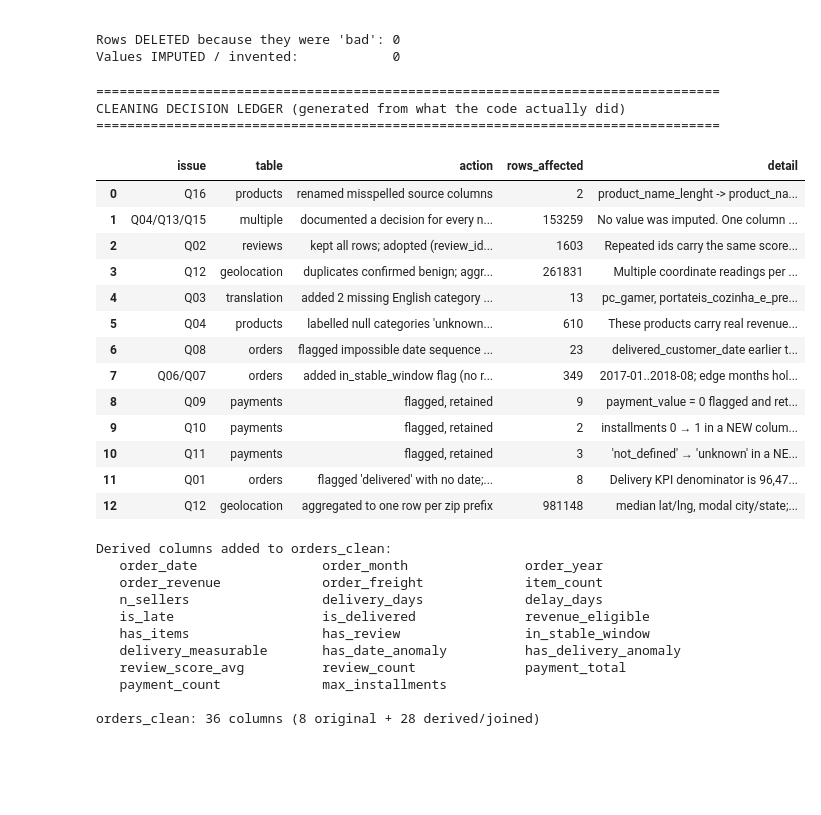
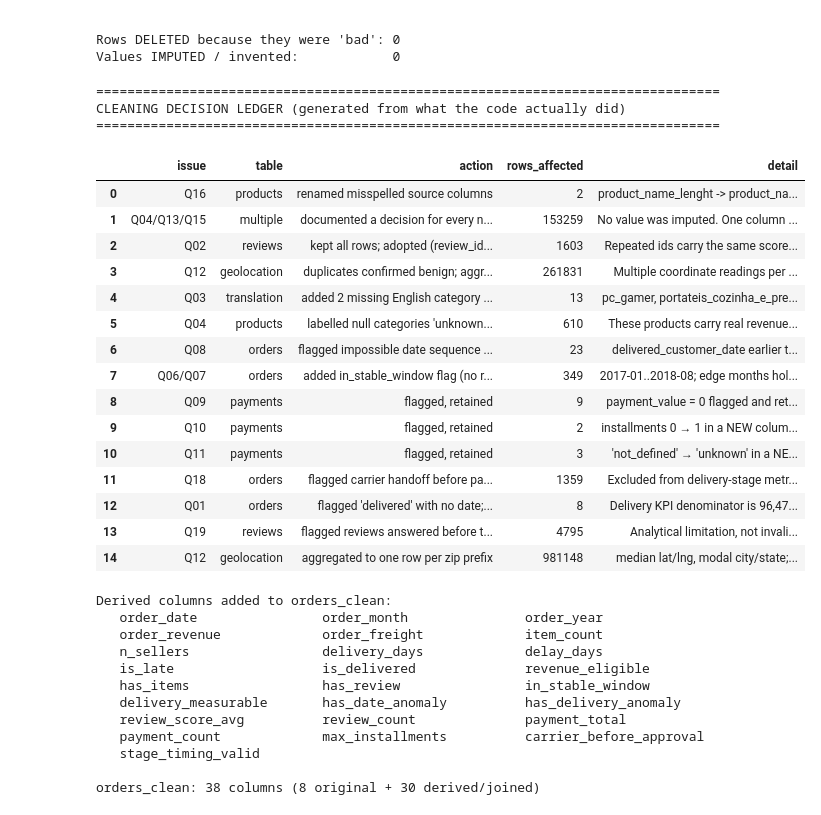
Before and after one commit to m4nish-dev/RetailPulse, a Jupyter notebook: notebooks/02_data_cleaning.ipynb, the cells around one changed output. Drawn from its saved outputs; the diff is of its cells as text; code cells hidden in the pictures; blank space fills up the shorter version.

```diff
--- a/notebooks/02_data_cleaning.ipynb
+++ b/notebooks/02_data_cleaning.ipynb
@@ -662,6 +662,8 @@ seq_checks = {
     "delivered before carrier handoff":     o.order_delivered_customer_date < o.order_delivered_carrier_date,
     "estimated delivery before purchase":   o.order_estimated_delivery_date < o.order_purchase_timestamp,
     "carrier handoff before purchase":      o.order_delivered_carrier_date < o.order_purchase_timestamp,
+    "carrier handoff before approval":      o.order_delivered_carrier_date < o.order_approved_at,
+    "delivered before approval":            o.order_delivered_customer_date < o.order_approved_at,
 }
 rows = [{"check": k, "violations": int(v.sum())} for k, v in seq_checks.items()]
 display(pd.DataFrame(rows))
@@ -678,6 +680,10 @@ print("Timestamps were NOT altered. The true values are unknowable from this dat
 print("so the anomaly is recorded in a column and carried forward visibly.")
 print("\nMost likely cause: a logistics scanning lag — the courier recorded the")
 print("handoff after the parcel had already moved.")
+print("\nThe 'carrier handoff before approval' rows (and the purchase/approval subsets")
+print("above, which all fall inside it) are data quality issue Q18. Its flag is")
+print("created in section 11 and appended as the LAST columns of orders_clean, so")
+print("every existing column keeps its position for the MySQL import.")
 log("Q08", "orders", "flagged impossible date sequence (no timestamp altered)",
     int(bad_seq.sum()), "delivered_customer_date earlier than delivered_carrier_date")
 # %% [output]
@@ -1146,6 +1237,37 @@ V("orders with review = 98,673", int(o.has_review.sum()) == 98673, f"{int(o.has_
 V("review mean = 4.0864", abs(clean["reviews"].review_score.mean() - 4.0864) < 0.0001,
   f"{clean['reviews'].review_score.mean():.4f}")
 
+# --- Q18 / Q19 quality flags ----------------------------------------------
+oo, rr = clean["orders"], clean["reviews"]
+recomputed = (oo.order_approved_at.notna() & oo.order_delivered_carrier_date.notna()
+              & (oo.order_delivered_carrier_date < oo.order_approved_at))
+V("Q18 carrier_before_approval = 1,359", int(oo.carrier_before_approval.sum()) == 1359,
+  f"{int(oo.carrier_before_approval.sum()):,}")
+V("Q18 flag matches the timestamps exactly", bool((oo.carrier_before_approval == recomputed).all()), "")
+st = oo[oo.stage_timing_valid]
+V("stage_timing_valid has no negative stage interval",
+  bool(((st.order_approved_at >= st.order_purchase_timestamp)
+        & (st.order_delivered_carrier_date >= st.order_approved_at)
+        & (st.order_delivered_customer_date >= st.order_delivered_carrier_date)).all()),
+  f"{len(st):,} orders")
+V("stage_timing_valid excludes every Q18 and Q08 row",
+  not bool((oo.stage_timing_valid & (oo.carrier_before_approval | oo.has_date_anomaly)).any()), "")
+V("Q19 review_before_delivery = 4,795", int(rr.review_before_delivery.sum()) == 4795,
+  f"{int(rr.review_before_delivery.sum()):,}")
+dmap = rr.order_id.map(oo.set_index("order_id").order_delivered_customer_date)
+V("Q19 flag NULL exactly where the order has no delivery date",
+  bool((rr.review_before_delivery.isna() == dmap.isna()).all()), "")
+
+# --- originals untouched ---------------------------------------------------
+for c in ["order_purchase_timestamp", "order_approved_at", "order_delivered_carrier_date",
+          "order_delivered_customer_date", "order_estimated_delivery_date"]:
+    a = pd.to_datetime(raw["orders"].set_index("order_id")[c])
+    b = oo.set_index("order_id")[c].reindex(a.index)
+    V(f"original timestamp unchanged: {c}", bool(((a == b) | (a.isna() & b.isna())).all()), "")
+V("review (review_id, order_id) pairs identical to raw",
+  set(zip(raw["reviews"].review_id, raw["reviews"].order_id)) == set(zip(rr.review_id, rr.order_id)),
+  f"{len(rr):,} rows")
+
 # --- no silent data loss --------------------------------------------------
 V("no NULL order_id anywhere", clean["orders"].order_id.notna().all(), "0 nulls")
 V("every product has an English category label",
@@ -1225,36 +1347,39 @@ print("CLEANING DECISION LEDGER (generated from what the code actually did)")
 print("=" * 80)
 display(ledger)
 
 print("\nDerived columns added to orders_clean:")
 derived = ["order_date", "order_month", "order_year", "order_revenue", "order_freight",
            "item_count", "n_sellers", "delivery_days", "delay_days", "is_late",
            "is_delivered", "revenue_eligible", "has_items", "has_review",
            "in_stable_window", "delivery_measurable", "has_date_anomaly",
            "has_delivery_anomaly", "review_score_avg", "review_count",
-           "payment_total", "payment_count", "max_installments"]
+           "payment_total", "payment_count", "max_installments",
+           "carrier_before_approval", "stage_timing_valid"]
 present = [c for c in derived if c in clean["orders"].columns]
 for i in range(0, len(present), 3):
     print("   " + "  ".join(f"{c:<24}" for c in present[i:i+3]))
 print(f"\norders_clean: {clean['orders'].shape[1]} columns "
       f"({len(raw['orders'].columns)} original + {clean['orders'].shape[1]-len(raw['orders'].columns)} derived/joined)")
 # %% [output]
 ================================================================================
 CLEANING DECISION LEDGER (generated from what the code actually did)
 ================================================================================
 |  | issue | table | action | rows_affected | detail |
 | 0 | Q16 | products | renamed misspelled source columns | 2 | product_name_lenght -> product_na... |
 | 1 | Q04/Q13/Q15 | multiple | documented a decision for every n... | 153259 | No value was imputed. One column ... |
 | 2 | Q02 | reviews | kept all rows; adopted (review_id... | 1603 | Repeated ids carry the same score... |
 | 3 | Q12 | geolocation | duplicates confirmed benign; aggr... | 261831 | Multiple coordinate readings per ... |
 | 4 | Q03 | translation | added 2 missing English category ... | 13 | pc_gamer, portateis_cozinha_e_pre... |
 | 5 | Q04 | products | labelled null categories 'unknown... | 610 | These products carry real revenue... |
 | 6 | Q08 | orders | flagged impossible date sequence ... | 23 | delivered_customer_date earlier t... |
 | 7 | Q06/Q07 | orders | added in_stable_window flag (no r... | 349 | 2017-01..2018-08; edge months hol... |
 | 8 | Q09 | payments | flagged, retained | 9 | payment_value = 0 flagged and ret... |
 | 9 | Q10 | payments | flagged, retained | 2 | installments 0 → 1 in a NEW colum... |
 | 10 | Q11 | payments | flagged, retained | 3 | 'not_defined' → 'unknown' in a NE... |
-| 11 | Q01 | orders | flagged 'delivered' with no date;... | 8 | Delivery KPI denominator is 96,47... |
-| 12 | Q12 | geolocation | aggregated to one row per zip prefix | 981148 | median lat/lng, modal city/state;... |
+| 11 | Q18 | orders | flagged carrier handoff before pa... | 1359 | Excluded from delivery-stage metr... |
+| 12 | Q01 | orders | flagged 'delivered' with no date;... | 8 | Delivery KPI denominator is 96,47... |
+| 13 | Q19 | reviews | flagged reviews answered before t... | 4795 | Analytical limitation, not invali... |
+| 14 | Q12 | geolocation | aggregated to one row per zip prefix | 981148 | median lat/lng, modal city/state;... |
 Derived columns added to orders_clean:
    order_date                order_month               order_year
    order_revenue             order_freight             item_count
@@ -1263,9 +1388,10 @@ Derived columns added to orders_clean:
    has_items                 has_review                in_stable_window
    delivery_measurable       has_date_anomaly          has_delivery_anomaly
    review_score_avg          review_count              payment_total
-   payment_count             max_installments
+   payment_count             max_installments          carrier_before_approval
+   stage_timing_valid
 
-orders_clean: 36 columns (8 original + 28 derived/joined)
+orders_clean: 38 columns (8 original + 30 derived/joined)
 # %%
 print("=" * 80)
 print("HEADLINE FIGURES FROM THE CLEANED DATA")
```
Also changed, not shown: parts of 6 cells of this notebook, 42 other files.
